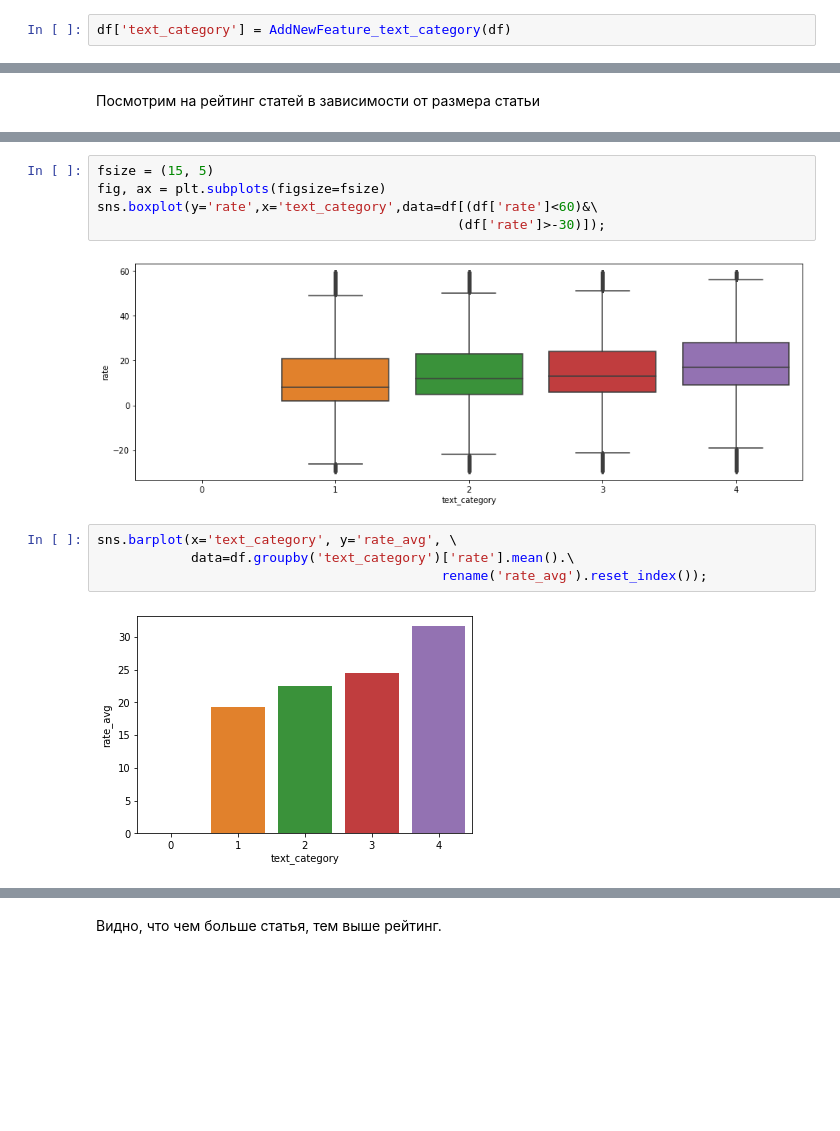
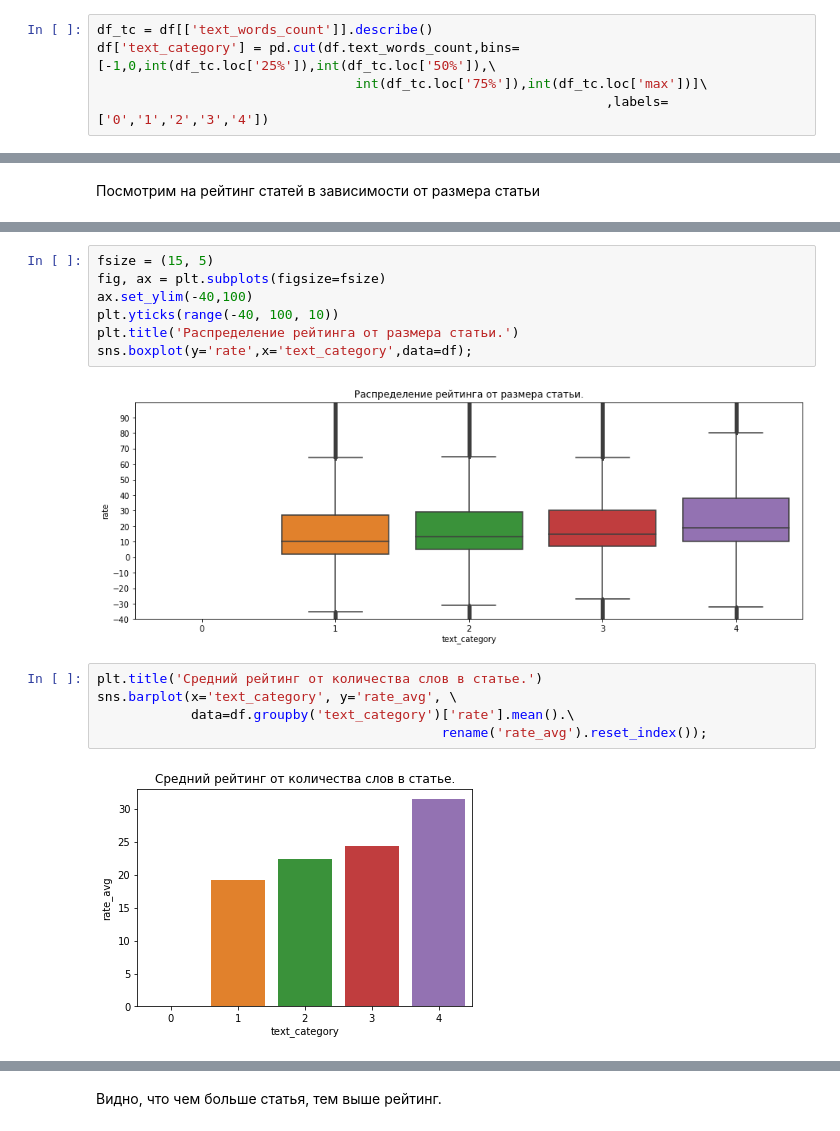
Before and after one commit to D7nis/DS_Habr_rate, a Jupyter notebook: Habr.ipynb, the cells around one changed output, grey strips where cells are left out. Cells and saved outputs as stored; diff of their text form; blank space fills up the shorter version.

```diff
--- a/Habr.ipynb
+++ b/Habr.ipynb
@@ -262,8 +262,11 @@ dtype: int64
 Создам новый столбец - категория текста, на основе квартилей
 # %% [markdown]
 <font color='green'>#new_feature</font>
-# %%
-df['text_category'] = AddNewFeature_text_category(df)
+# %%
+df_tc = df[['text_words_count']].describe()
+df['text_category'] = pd.cut(df.text_words_count,bins=[-1,0,int(df_tc.loc['25%']),int(df_tc.loc['50%']),\
+                                 int(df_tc.loc['75%']),int(df_tc.loc['max'])]\
+                                                                 ,labels=['0','1','2','3','4'])
 # %% [markdown]
 Приведу данные в нужные типы
 # %%
@@ -514,13 +543,16 @@ sns.barplot(x='tittle_words_count', y='percent',data=df_twc[df_twc['percent']<0.
 # %%
 fsize = (15, 5)
 fig, ax = plt.subplots(figsize=fsize)
-sns.boxplot(y='rate',x='text_category',data=df[(df['rate']<60)&\
-                                              (df['rate']>-30)]);
+ax.set_ylim(-40,100)
+plt.yticks(range(-40, 100, 10))
+plt.title('Распределение рейтинга от размера статьи.')
+sns.boxplot(y='rate',x='text_category',data=df);
 # %% [output]
-[figure, old version]
+[figure, new version]
 # %%
+plt.title('Средний рейтинг от количества слов в статье.')
 sns.barplot(x='text_category', y='rate_avg', \
             data=df.groupby('text_category')['rate'].mean().\
                                             rename('rate_avg').reset_index());
 # %% [output]
-[figure, old version]
+[figure, new version]
```
Also changed, not shown: parts of 44 cells of this notebook.
